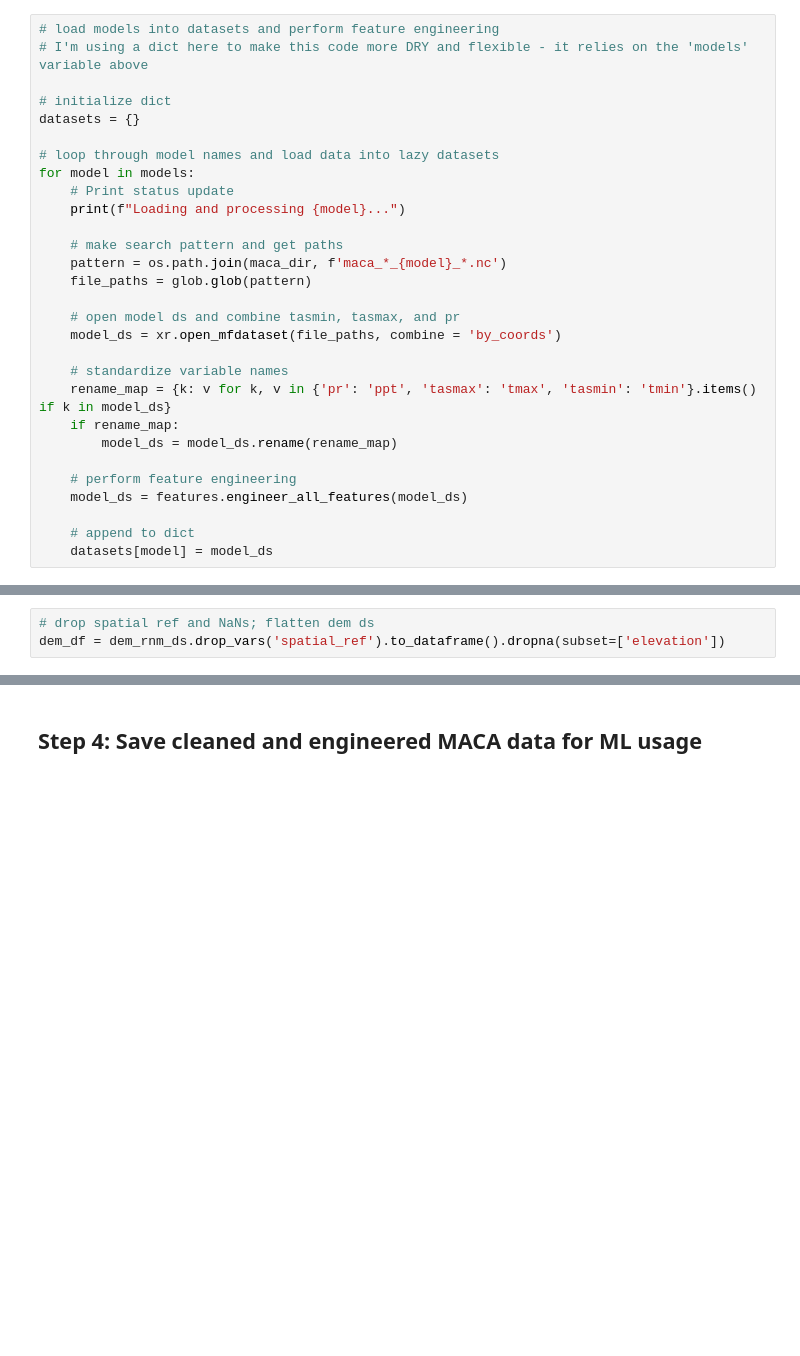
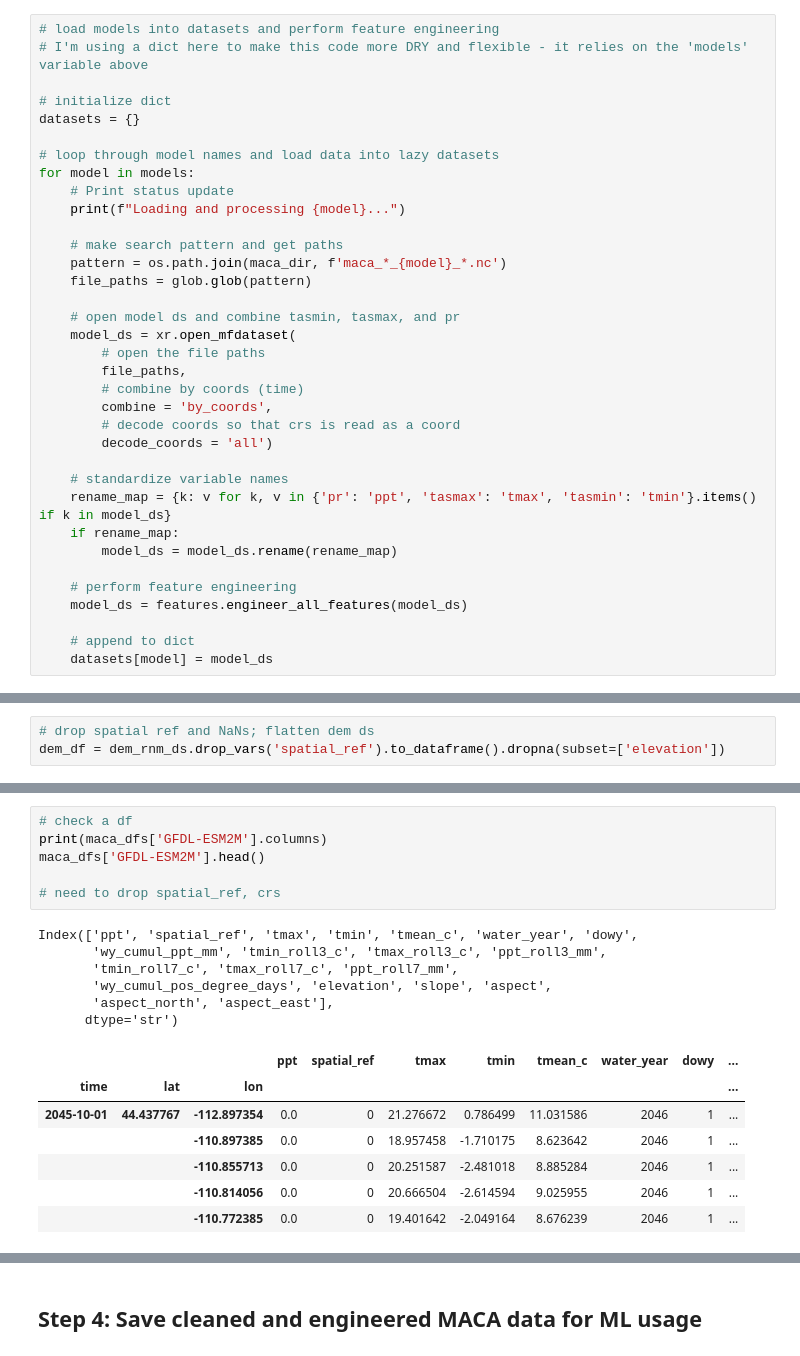
Before and after one commit to rainihelmstadter/snow-drought-modeling, a Jupyter notebook: code/06-wrangle-maca.ipynb, the cells around one changed output, grey strips where cells are left out. Drawn from its saved outputs; the diff is of its cells as text; blank space fills up the shorter version.

```diff
--- a/code/06-wrangle-maca.ipynb
+++ b/code/06-wrangle-maca.ipynb
@@ -223,7 +223,13 @@ for model in models:
     file_paths = glob.glob(pattern)
 
     # open model ds and combine tasmin, tasmax, and pr
-    model_ds = xr.open_mfdataset(file_paths, combine = 'by_coords')
+    model_ds = xr.open_mfdataset(
+        # open the file paths
+        file_paths,
+        # combine by coords (time)
+        combine = 'by_coords',
+        # decode coords so that crs is read as a coord
+        decode_coords = 'all')
 
     # standardize variable names
     rename_map = {k: v for k, v in {'pr': 'ppt', 'tasmax': 'tmax', 'tasmin': 'tmin'}.items() if k in model_ds}
@@ -365,0 +447,20 @@ dem_df = dem_rnm_ds.drop_vars('spatial_ref').to_dataframe().dropna(subset=['elev
+# %%
+# check a df
+print(maca_dfs['GFDL-ESM2M'].columns)
+maca_dfs['GFDL-ESM2M'].head()
+
+# need to drop spatial_ref, crs
+# %% [output]
+Index(['ppt', 'spatial_ref', 'tmax', 'tmin', 'tmean_c', 'water_year', 'dowy',
+       'wy_cumul_ppt_mm', 'tmin_roll3_c', 'tmax_roll3_c', 'ppt_roll3_mm',
+       'tmin_roll7_c', 'tmax_roll7_c', 'ppt_roll7_mm',
+       'wy_cumul_pos_degree_days', 'elevation', 'slope', 'aspect',
+       'aspect_north', 'aspect_east'],
+      dtype='str')
+|  |  |  | ppt | spatial_ref | tmax | tmin | tmean_c | water_year | dowy | ... |
+| time | lat | lon |  |  |  |  |  |  |  | ... |
+| 2045-10-01 | 44.437767 | -112.897354 | 0.0 | 0 | 21.276672 | 0.786499 | 11.031586 | 2046 | 1 | ... |
+|  |  | -110.897385 | 0.0 | 0 | 18.957458 | -1.710175 | 8.623642 | 2046 | 1 | ... |
+|  |  | -110.855713 | 0.0 | 0 | 20.251587 | -2.481018 | 8.885284 | 2046 | 1 | ... |
+|  |  | -110.814056 | 0.0 | 0 | 20.666504 | -2.614594 | 9.025955 | 2046 | 1 | ... |
+|  |  | -110.772385 | 0.0 | 0 | 19.401642 | -2.049164 | 8.676239 | 2046 | 1 | ... |
```
Also changed, not shown: parts of 19 cells of this notebook, 2 other files.
